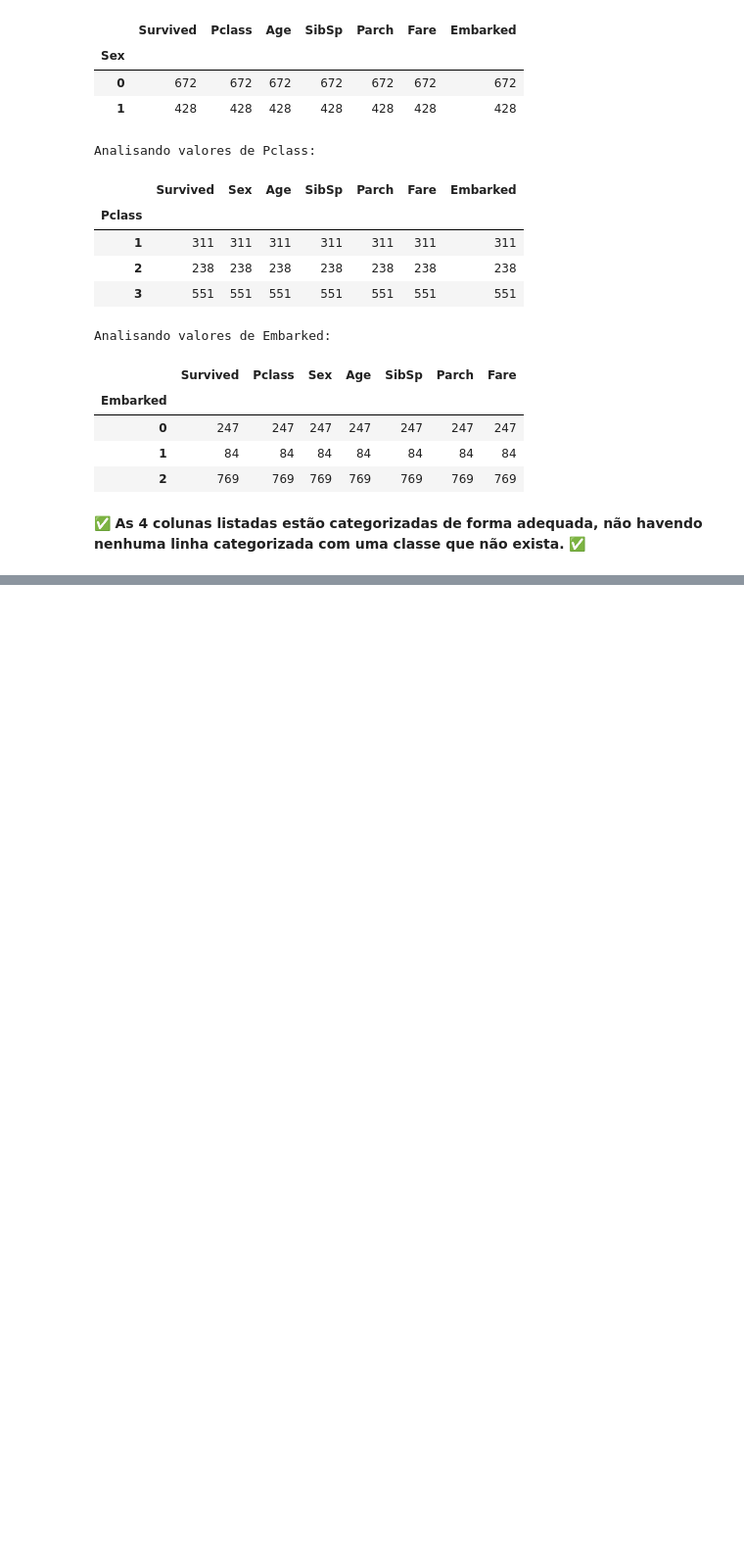
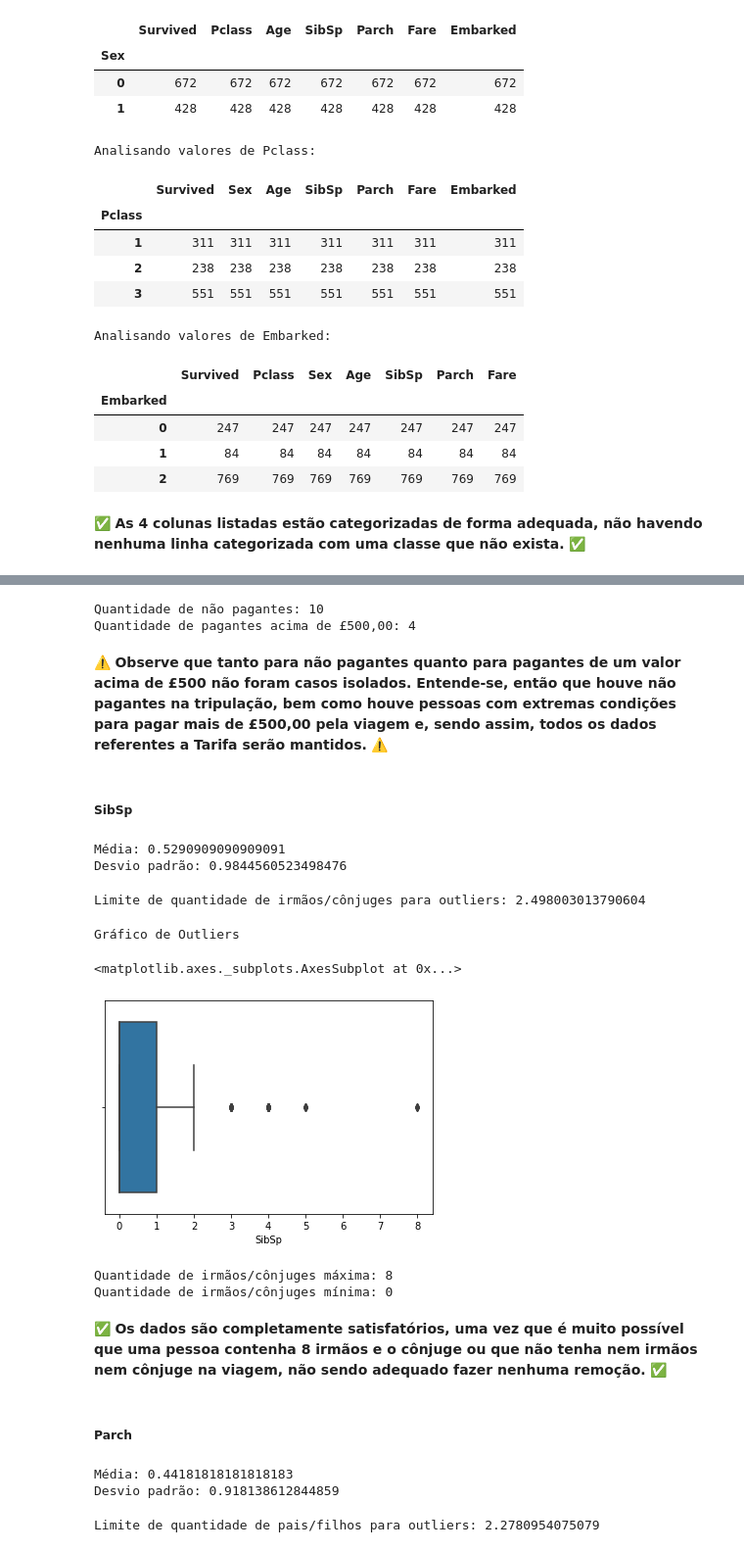
Before and after one commit to BarrosLucas/IA-Test, a Jupyter notebook: Question1.ipynb, the cells around one changed output, grey strips where cells are left out. Shown: that part at 98% size. Drawn from its saved outputs; the diff is of its cells as text; code cells hidden in the pictures; blank space fills up the shorter version.

```diff
--- a/Question1.ipynb
+++ b/Question1.ipynb
@@ -254,0 +332,57 @@ Analisando valores de Embarked:
+# %%
+print("Quantidade de não pagantes:",len(dfTotal.loc[dfTotal['Fare']==0]))
+print("Quantidade de pagantes acima de £500,00:",len(dfTotal.loc[dfTotal['Fare']>=500]))
+# %% [output]
+Quantidade de não pagantes: 10
+Quantidade de pagantes acima de £500,00: 4
+# %% [markdown]
+⚠️ __Observe que tanto para não pagantes quanto para pagantes de um valor acima de £500 não foram casos isolados. Entende-se, então que houve não pagantes na tripulação, bem como houve pessoas com extremas condições para pagar mais de £500,00 pela viagem e, sendo assim, todos os dados referentes a Tarifa serão mantidos.__ ⚠️
+# %% [markdown]
+##### SibSp
+# %%
+mean  = np.mean(dfTotal['SibSp'], axis=0)
+sd    = np.std(dfTotal['SibSp'], axis=0)
+
+print("Média:",mean)
+print("Desvio padrão:",sd)
+# %% [output]
+Média: 0.5290909090909091
+Desvio padrão: 0.9844560523498476
+# %%
+limitMax = mean + 2*sd
+
+print("Limite de quantidade de irmãos/cônjuges para outliers:",limitMax)
+# %% [output]
+Limite de quantidade de irmãos/cônjuges para outliers: 2.498003013790604
+# %%
+print("Gráfico de Outliers")
+sns.boxplot(x=dfTotal['SibSp'])
+# %% [output]
+Gráfico de Outliers
+<matplotlib.axes._subplots.AxesSubplot at 0x...>
+[figure, added]
+# %%
+print("Quantidade de irmãos/cônjuges máxima:",max(dfTotal['SibSp']))
+print("Quantidade de irmãos/cônjuges mínima:",min(dfTotal['SibSp']))
+# %% [output]
+Quantidade de irmãos/cônjuges máxima: 8
+Quantidade de irmãos/cônjuges mínima: 0
+# %% [markdown]
+✅ __Os dados são completamente satisfatórios, uma vez que é muito possível que uma pessoa contenha 8 irmãos e o cônjuge ou que não tenha nem irmãos nem cônjuge na viagem, não sendo adequado fazer nenhuma remoção.__ ✅
+# %% [markdown]
+##### Parch
+# %%
+mean  = np.mean(dfTotal['Parch'], axis=0)
+sd    = np.std(dfTotal['Parch'], axis=0)
+
+print("Média:",mean)
+print("Desvio padrão:",sd)
+# %% [output]
+Média: 0.44181818181818183
+Desvio padrão: 0.918138612844859
+# %%
+limitMax = mean + 2*sd
+
+print("Limite de quantidade de pais/filhos para outliers:",limitMax)
+# %% [output]
+Limite de quantidade de pais/filhos para outliers: 2.2780954075079
```
Also changed, not shown: parts of 16 cells of this notebook.
